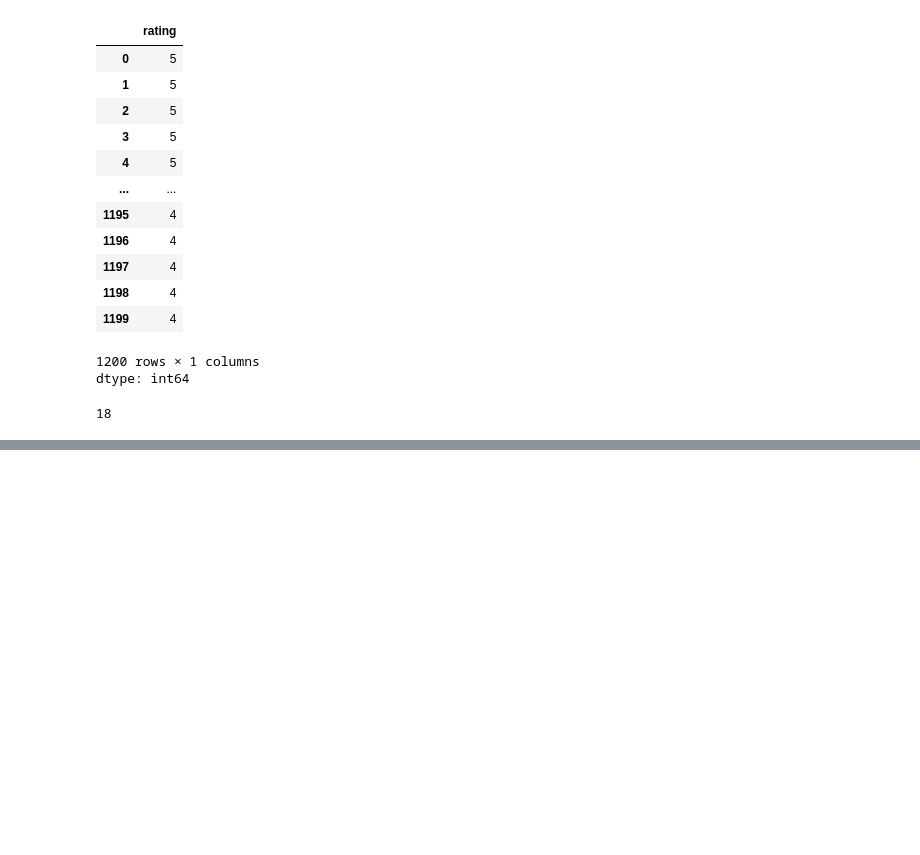
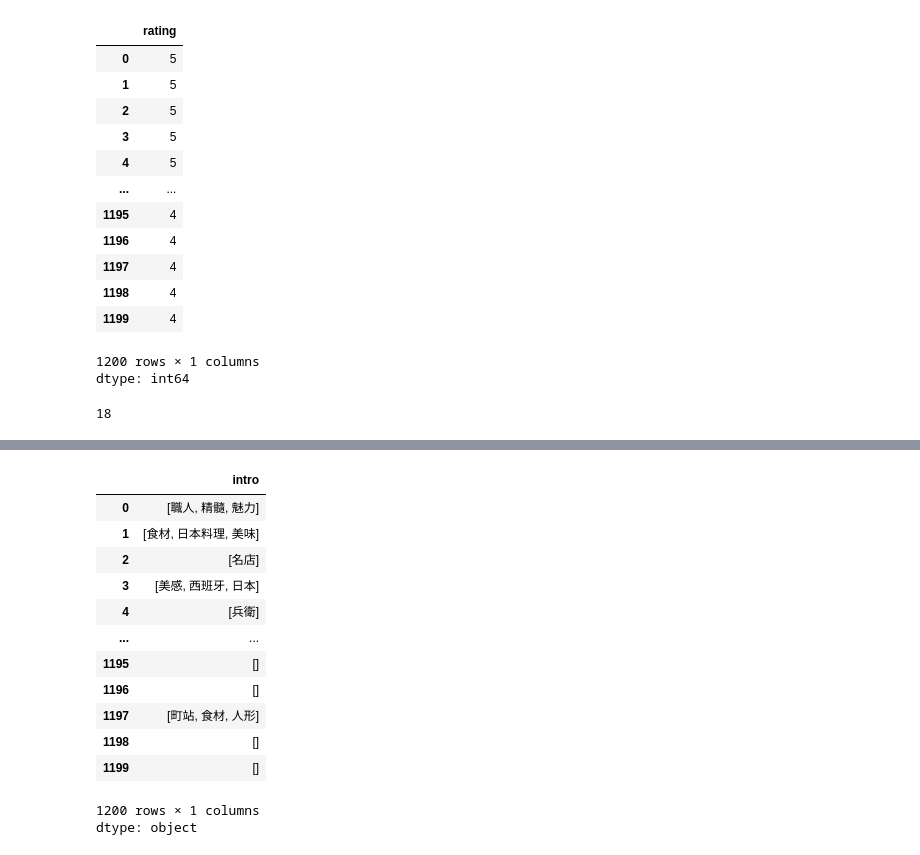
Before and after one commit to shannonshih/Tibame_GAD245-Practice-HW_0113, a Jupyter notebook: Practice01_0113.ipynb, the cells around one changed output, grey strips where cells are left out. Saved outputs shown, nothing was run; the diff lists cells and outputs as text; code cells hidden in the pictures; blank space fills up the shorter version.

```diff
--- a/Practice01_0113.ipynb
+++ b/Practice01_0113.ipynb
@@ -237,0 +326,11 @@ func(1)(6, 9)
+# %%
+# 設置
+import jieba
+import urllib.request as req
+url = "https://github.com/fxsjy/jieba/raw/master/extra_dict/dict.txt.big"
+req.urlretrieve(url, "dict")
+jieba.set_dictionary("dict")
+# 使用者辭典
+url = "https://github.com/Elwing-Chou/tibame1224/raw/refs/heads/main/extra.dict.txt"
+req.urlretrieve(url, "exra.dict.txt")
+jieba.load_userdict("exra.dict.txt")
@@ -237,0 +423,21 @@ func(1)(6, 9)
+# %%
+def func(s):
+    keywords = jieba.analyse.extract_tags(s,
+                        allowPOS = ["n", "nr", "ns", "nt", "nz"])
+    return list(keywords)
+df["intro"].apply(func)
+# %% [output]
+|  | intro |
+| 0 | [職人, 精髓, 魅力] |
+| 1 | [食材, 日本料理, 美味] |
+| 2 | [名店] |
+| 3 | [美感, 西班牙, 日本] |
+| 4 | [兵衛] |
+| ... | ... |
+| 1195 | [] |
+| 1196 | [] |
+| 1197 | [町站, 食材, 人形] |
+| 1198 | [] |
+| 1199 | [] |
+1200 rows × 1 columns
+dtype: object
```
Also changed, not shown: parts of 10 cells of this notebook.
